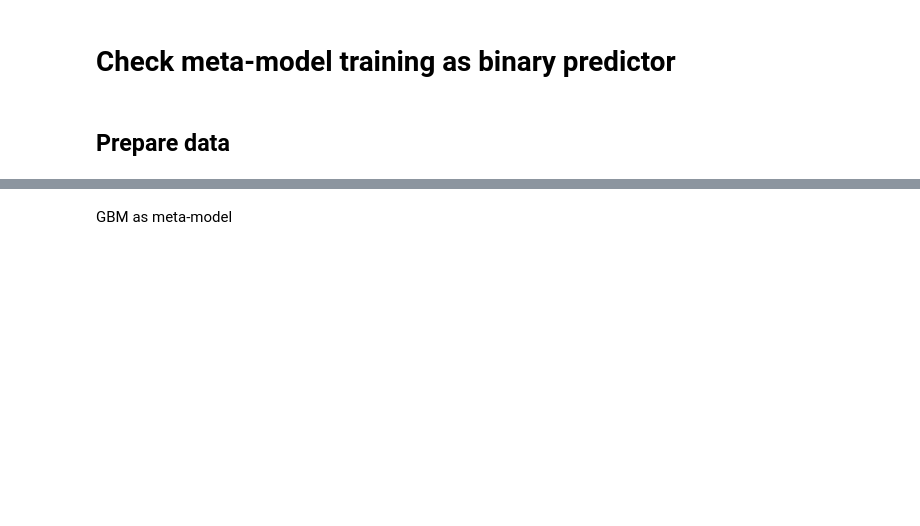
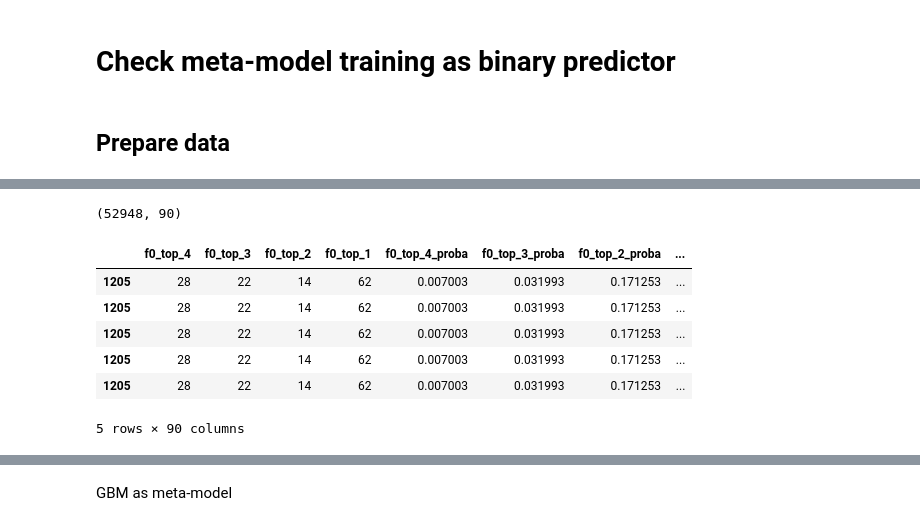
Before and after one commit to vfdev-5/ignite-examples, a Jupyter notebook: classification/imaterialist_challenge_furniture_2018/notebooks/check_train_meta_binary.ipynb, the cells around one changed output, grey strips where cells are left out. Drawn from its saved outputs; the diff is of its cells as text; code cells hidden in the pictures; blank space fills up the shorter version.

```diff
--- a/classification/imaterialist_challenge_furniture_2018/notebooks/check_train_meta_binary.ipynb
+++ b/classification/imaterialist_challenge_furniture_2018/notebooks/check_train_meta_binary.ipynb
@@ -234,12 +68,0 @@ Limit to top 2
-# %%
-k = 2
-meta_trainval.loc[:, "pos_class_id"] = meta_trainval["top_1"]
-data = [meta_trainval, ]
-for i in range(2, k + 1):
-    d = meta_trainval.copy()
-    d.loc[:, "pos_class_id"] = d["top_{}".format(i)]
-    data.append(d)
-
-meta_trainval_ = pd.concat(data, axis=0)
-
-meta_trainval_.loc[:, 'target'] = (meta_trainval_['y_true'] == meta_trainval_['pos_class_id']).astype(np.int)
@@ -280,0 +69,41 @@ y_test = y_total[test_index]
+# %%
+n_models = len(meta_features_list)
+k = 4
+# %%
+dataset = FilesFromCsvDataset("../output/unique_filtered_val_dataset.csv")
+dataset = TransformedDataset(dataset,
+                             transforms=lambda x: (x, Image.open(x).size),
+                             target_transforms=lambda l: l - 1)
+df_imsize_targets = get_imsize_and_targets(dataset)
+y_true = df_imsize_targets['target']
+# %%
+meta_features_init = get_topk_with_probas_metafeatures(meta_features_list, k=k)
+meta_features_init = meta_features_init.loc[y_true.index, :]
+
+meta_features_init.loc[:, 'y_pred'] = -1
+meta_features_init.loc[:, 'y_true'] = y_true
+
+dfs = []
+
+for i in range(n_models):
+    for j in range(1, k + 1):
+        df = meta_features_init.copy()
+        df['y_pred'] = df['f{}_top_{}'.format(i, j)]
+        dfs.append(df)
+
+meta_features = pd.concat(dfs, axis=0)
+meta_features = meta_features[~meta_features.duplicated()]
+
+meta_features.shape
+# %% [output]
+(52948, 90)
+# %%
+meta_features.loc[1205, :]
+# %% [output]
+|  | f0_top_4 | f0_top_3 | f0_top_2 | f0_top_1 | f0_top_4_proba | f0_top_3_proba | f0_top_2_proba | ... |
+| 1205 | 28 | 22 | 14 | 62 | 0.007003 | 0.031993 | 0.171253 | ... |
+| 1205 | 28 | 22 | 14 | 62 | 0.007003 | 0.031993 | 0.171253 | ... |
+| 1205 | 28 | 22 | 14 | 62 | 0.007003 | 0.031993 | 0.171253 | ... |
+| 1205 | 28 | 22 | 14 | 62 | 0.007003 | 0.031993 | 0.171253 | ... |
+| 1205 | 28 | 22 | 14 | 62 | 0.007003 | 0.031993 | 0.171253 | ... |
+5 rows × 90 columns
```
Also changed, not shown: parts of 101 cells of this notebook, 12 other files.
